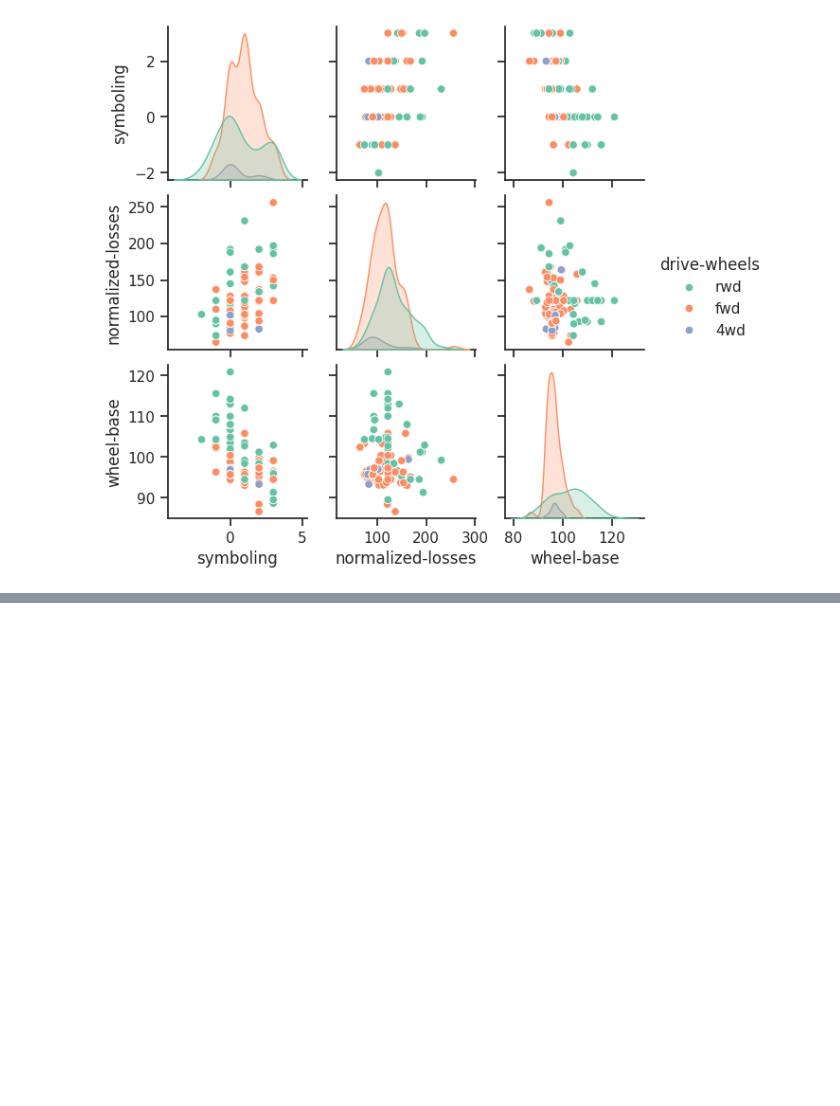
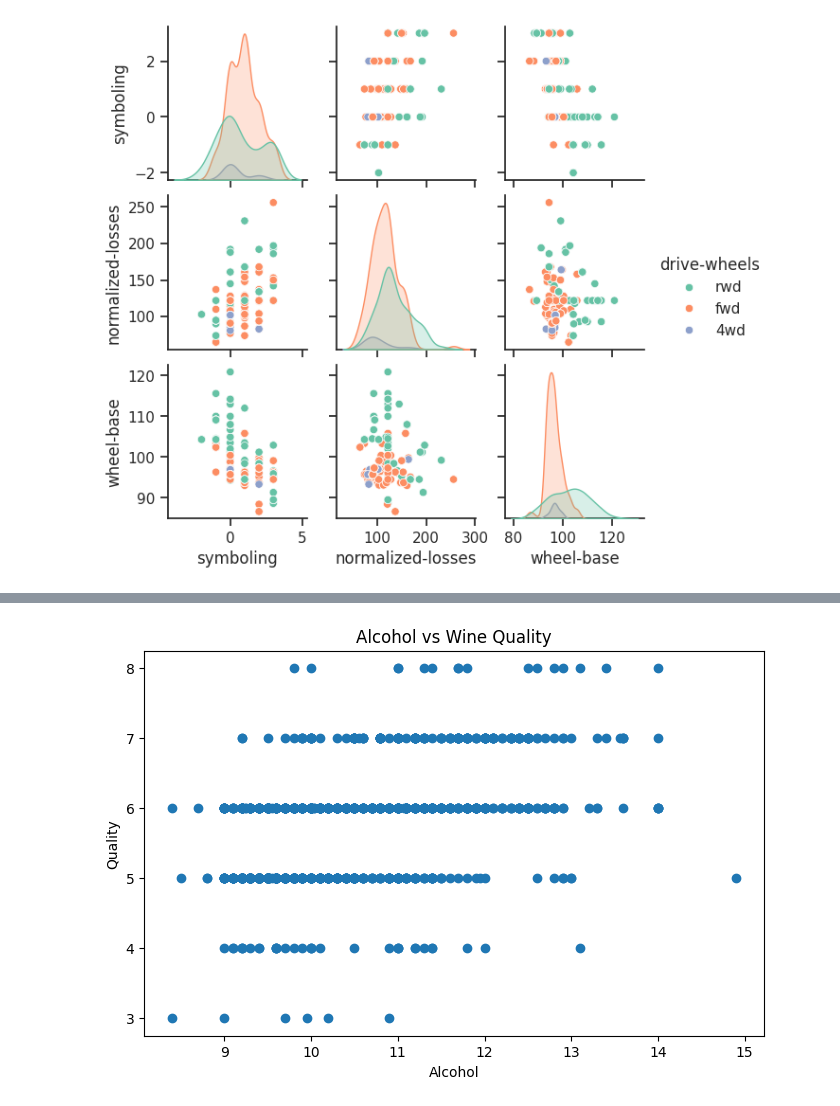
Before and after one commit to pariiii-khandal/EDA_PROJECT, a Jupyter notebook: 25BDS0197_Lab4.ipynb, the cells around one changed output, grey strips where cells are left out. Cells and saved outputs as stored; diff of their text form; code cells hidden in the pictures; blank space fills up the shorter version.

```diff
--- a/25BDS0197_Lab4.ipynb
+++ b/25BDS0197_Lab4.ipynb
@@ -233,0 +389,12 @@ plt.show()
+# %%
+plt.figure(figsize=(8,5))
+
+plt.scatter(df["alcohol"], df["quality"])
+
+plt.title("Alcohol vs Wine Quality")
+plt.xlabel("Alcohol")
+plt.ylabel("Quality")
+
+plt.show()
+# %% [output]
+[figure, added]
```
Also changed, not shown: parts of 17 cells of this notebook.
